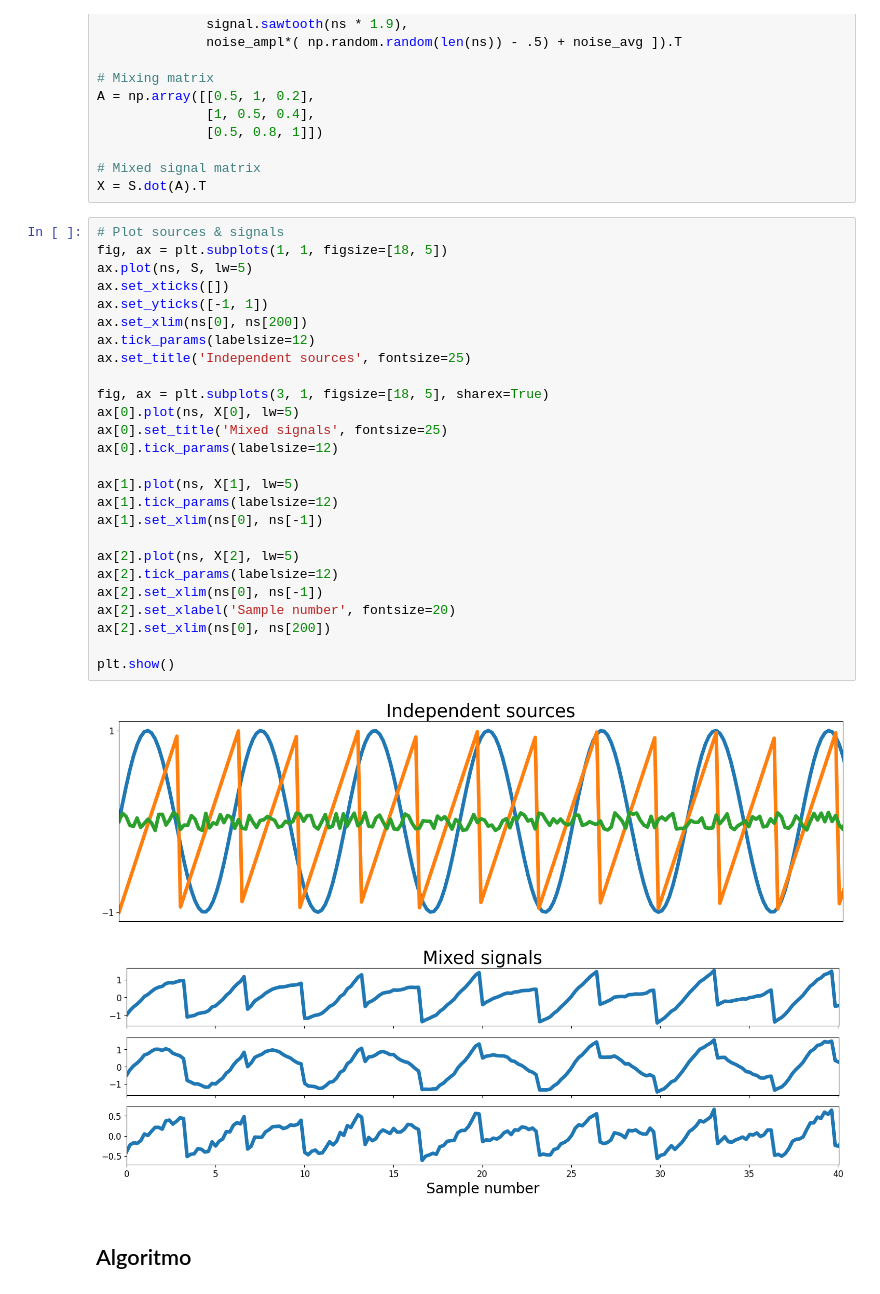
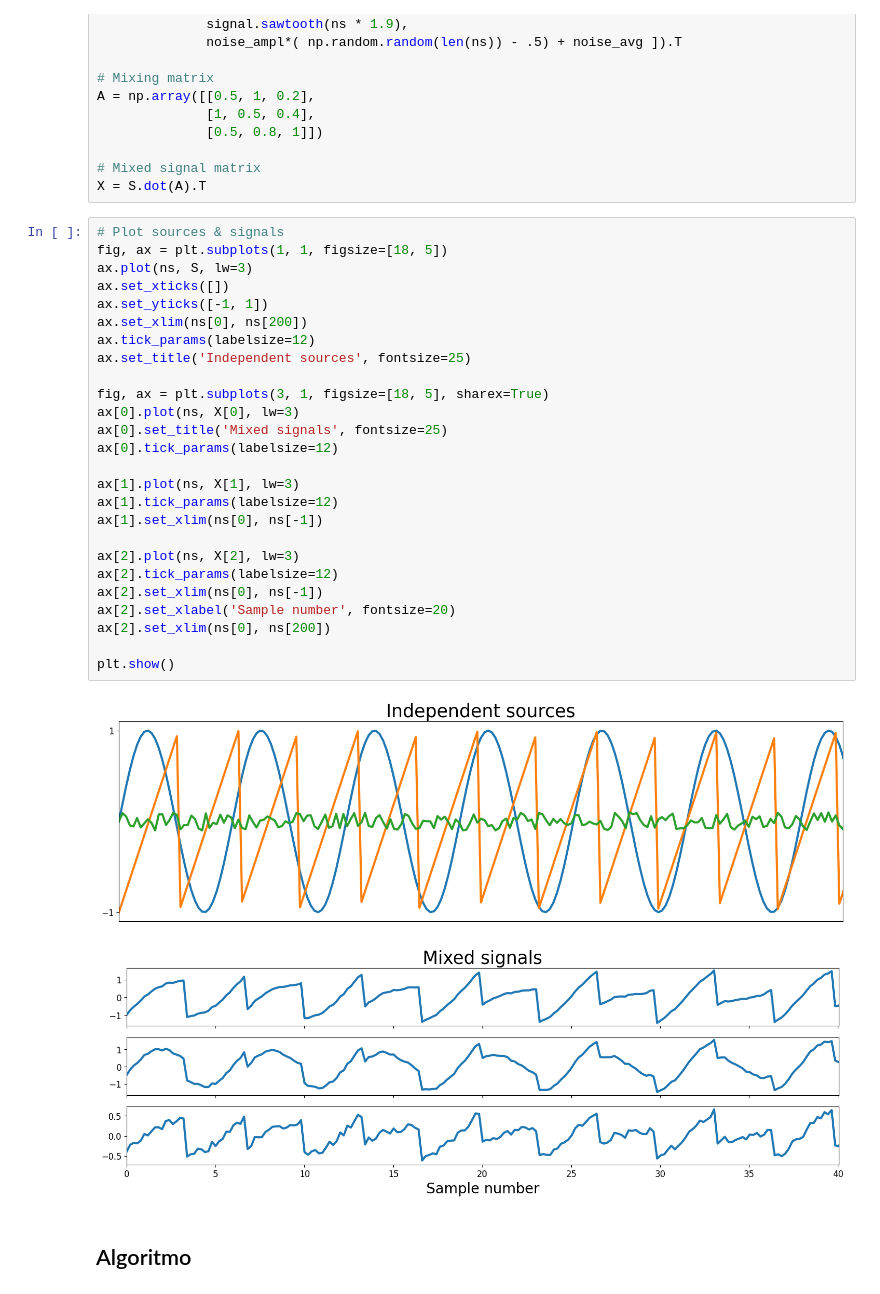
Before and after one commit to Basics2022/bbooks-programming-hs, a Jupyter notebook: ch/ai/ica-pca-details.ipynb, the cells around one changed output. Cells and saved outputs as stored; diff of their text form.

```diff
--- a/ch/ai/ica-pca-details.ipynb
+++ b/ch/ai/ica-pca-details.ipynb
@@ -34,31 +34,31 @@ X = S.dot(A).T
 # %%
 # Plot sources & signals
 fig, ax = plt.subplots(1, 1, figsize=[18, 5])
-ax.plot(ns, S, lw=5)
+ax.plot(ns, S, lw=3)
 ax.set_xticks([])
 ax.set_yticks([-1, 1])
 ax.set_xlim(ns[0], ns[200])
 ax.tick_params(labelsize=12)
 ax.set_title('Independent sources', fontsize=25)
 
 fig, ax = plt.subplots(3, 1, figsize=[18, 5], sharex=True)
-ax[0].plot(ns, X[0], lw=5)
+ax[0].plot(ns, X[0], lw=3)
 ax[0].set_title('Mixed signals', fontsize=25)
 ax[0].tick_params(labelsize=12)
 
-ax[1].plot(ns, X[1], lw=5)
+ax[1].plot(ns, X[1], lw=3)
 ax[1].tick_params(labelsize=12)
 ax[1].set_xlim(ns[0], ns[-1])
 
-ax[2].plot(ns, X[2], lw=5)
+ax[2].plot(ns, X[2], lw=3)
 ax[2].tick_params(labelsize=12)
 ax[2].set_xlim(ns[0], ns[-1])
 ax[2].set_xlabel('Sample number', fontsize=20)
 ax[2].set_xlim(ns[0], ns[200])
 
 plt.show()
 # %% [output]
-[figure, old version]
+[figure, new version]
 [figure]
 # %% [markdown]
 ## Algoritmo
```
Also changed, not shown: parts of 8 cells of this notebook, 28 other files.
